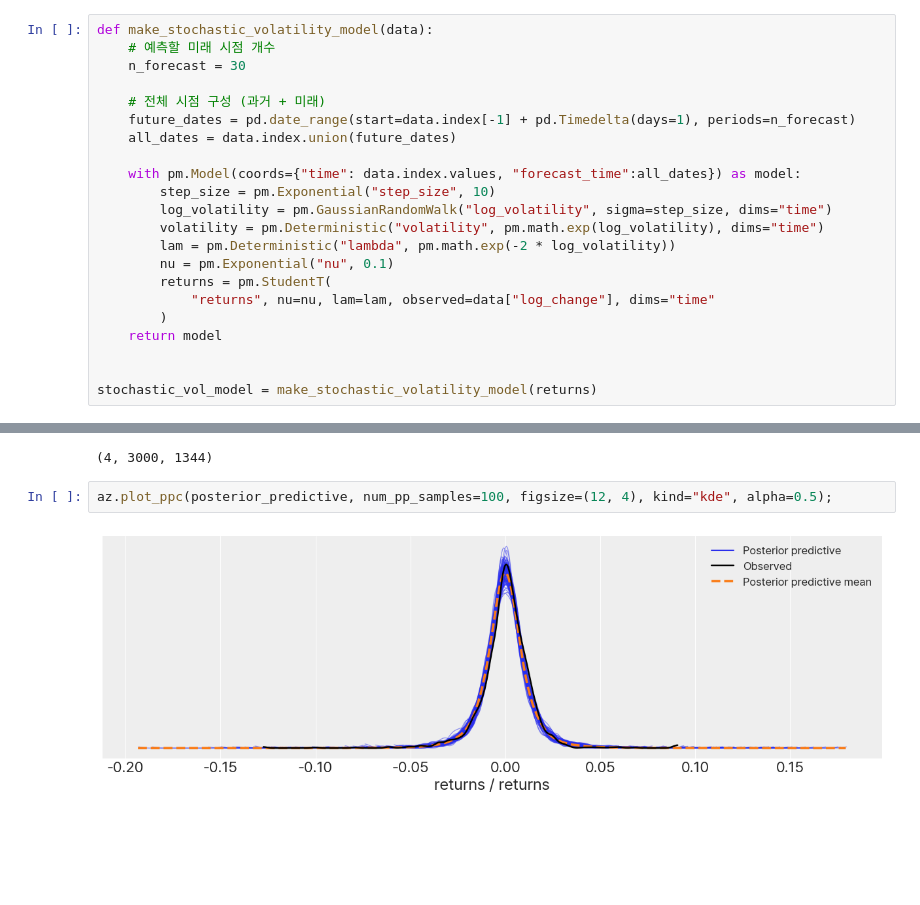
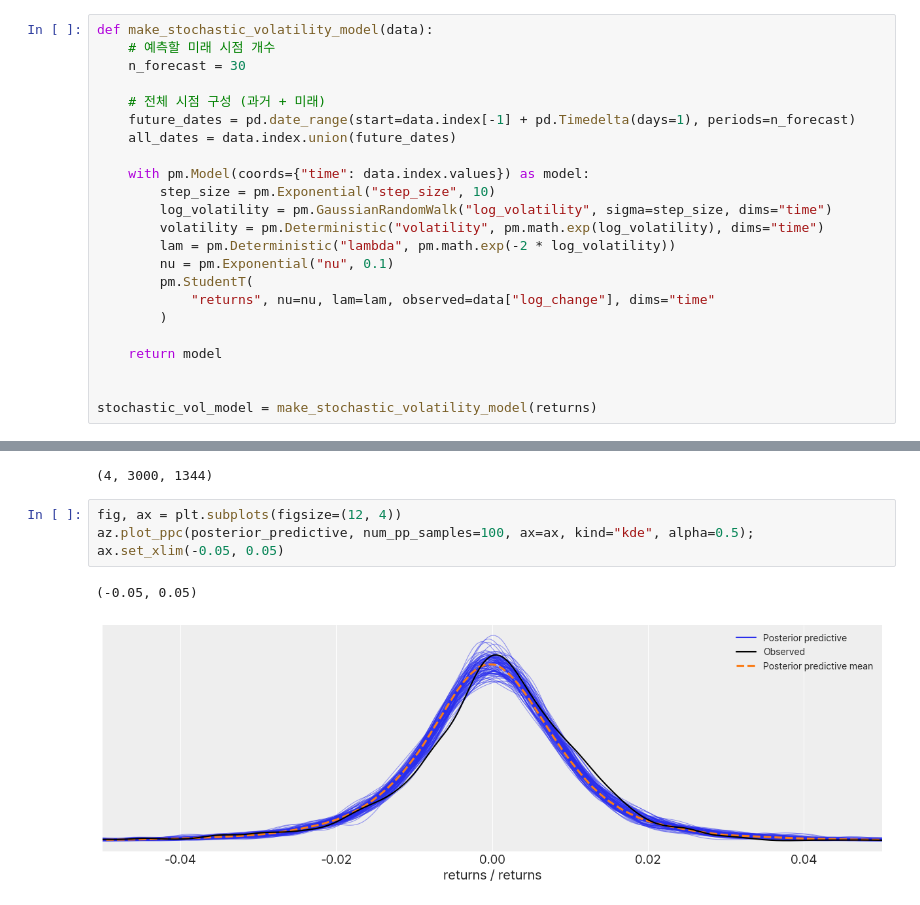
Before and after one commit to birdblues/BAP3, a Jupyter notebook: 연습/svmodel copy 2.ipynb, the cells around one changed output, grey strips where cells are left out. Saved outputs shown, nothing was run; the diff lists cells and outputs as text; blank space fills up the shorter version.

```diff
--- a/연습/svmodel copy 2.ipynb
+++ b/연습/svmodel copy 2.ipynb
@@ -60,15 +60,16 @@ def make_stochastic_volatility_model(data):
     future_dates = pd.date_range(start=data.index[-1] + pd.Timedelta(days=1), periods=n_forecast)
     all_dates = data.index.union(future_dates)
 
-    with pm.Model(coords={"time": data.index.values, "forecast_time":all_dates}) as model:
+    with pm.Model(coords={"time": data.index.values}) as model:
         step_size = pm.Exponential("step_size", 10)
         log_volatility = pm.GaussianRandomWalk("log_volatility", sigma=step_size, dims="time")
         volatility = pm.Deterministic("volatility", pm.math.exp(log_volatility), dims="time")
         lam = pm.Deterministic("lambda", pm.math.exp(-2 * log_volatility))
         nu = pm.Exponential("nu", 0.1)
-        returns = pm.StudentT(
+        pm.StudentT(
             "returns", nu=nu, lam=lam, observed=data["log_change"], dims="time"
         )
+
     return model
 
 
@@ -252,9 +268,12 @@ posterior_predictive.posterior_predictive["returns"].shape
 # %% [output]
 (4, 3000, 1344)
 # %%
-az.plot_ppc(posterior_predictive, num_pp_samples=100, figsize=(12, 4), kind="kde", alpha=0.5);
+fig, ax = plt.subplots(figsize=(12, 4))
+az.plot_ppc(posterior_predictive, num_pp_samples=100, ax=ax, kind="kde", alpha=0.5);
+ax.set_xlim(-0.05, 0.05)
 # %% [output]
+(-0.05, 0.05)
-[figure, old version]
+[figure, new version]
 # %%
 az.plot_bpv(posterior_predictive, kind="t_stat", t_stat="mean")
 # %% [output]
```
Also changed, not shown: parts of 21 cells of this notebook, 3 other files.
